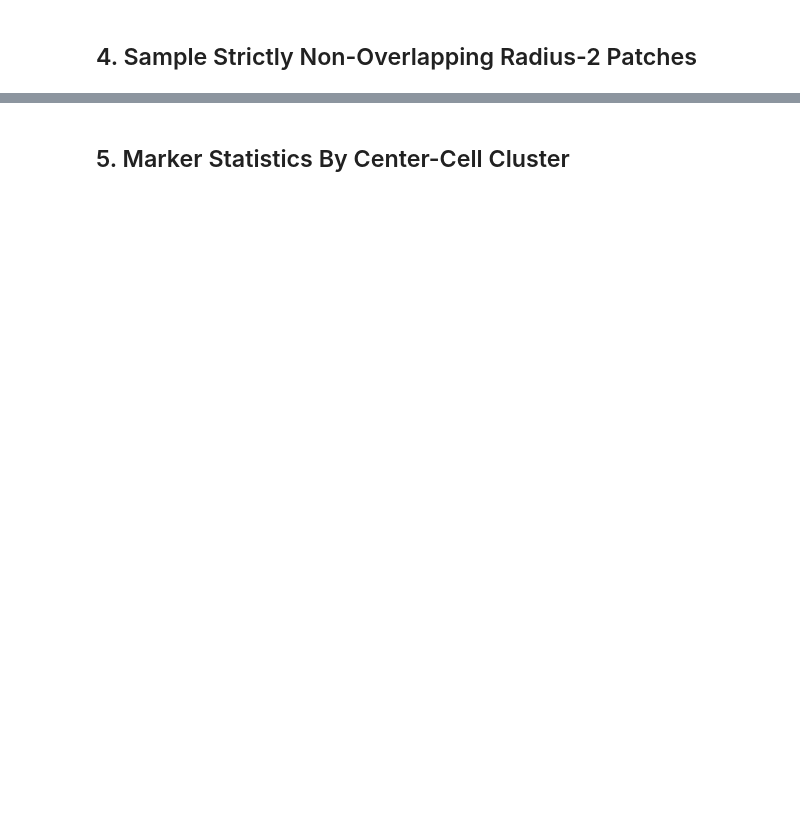
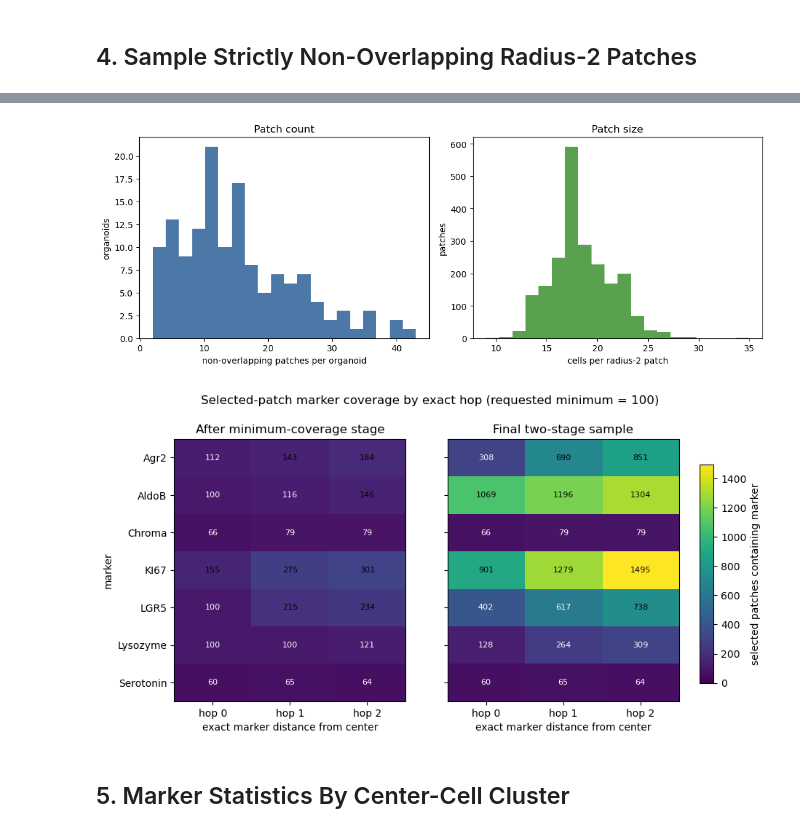
Before and after one commit to fskovbo/organoid_GNN, a Jupyter notebook: experiments/patch_composition_sampling_analysis.ipynb, the cells around one changed output, grey strips where cells are left out. Drawn from its saved outputs; the diff is of its cells as text; code cells hidden in the pictures; blank space fills up the shorter version.

```diff
--- a/experiments/patch_composition_sampling_analysis.ipynb
+++ b/experiments/patch_composition_sampling_analysis.ipynb
@@ -42,14 +47,14 @@ print("cuda         =", torch.cuda.is_available())
 # %%
 # Data and filtering. Defaults match export_patch_composition_tables.py.
 EXPERIMENT_GROUP = "patch_composition_sampling_analysis"
-DATASET_NAME = "mean_curvature_smooth"
+DATASET_NAME = "fixed_new"
 TARGET_INDICES = [0]
 TARGET_INDEX_FOR_ANALYSIS = 0
-EXCLUDE_TIMEPOINT = "day4"  # Set to None to retain every timepoint.
-FILTER_BLACKLISTED_ORGANOIDS = False
+EXCLUDE_TIMEPOINT = "day3p5"  # Set to None to retain every timepoint.
+FILTER_BLACKLISTED_ORGANOIDS = True
 APPLY_QUALITY_FILTERS = True
 USE_GLOBAL_FEATURES = True
-SUBTRACT_GLOBAL_BASELINE = True
+SUBTRACT_GLOBAL_BASELINE = False
 
 MISSING_COMPLEXITY_GROUP = {
     "dataset": "20251201",
@@ -95,9 +100,11 @@ STANDARDIZE_EMBEDDINGS = True
 PCA_DIM = 32
 CLUSTER_SEED = 0
 
-# Strictly non-overlapping patch sampling
+# Strictly non-overlapping, two-stage patch sampling
 PATCH_RADIUS = 2
-PATCH_PACKING_RESTARTS = 20
+MIN_MARKER_HOP_COVERAGE = 100
+COVERAGE_CANDIDATE_POOL = 2000  # Set to None for exhaustive stage-1 scoring.
+MAX_STAGE2_PATCHES = None  # None fills to a maximal packing; an integer caps stage 2 only.
 PATCH_SEED = 0
 
 # Accuracy filtering
@@ -537,17 +856,83 @@ display(organoid_sampling_df.describe(include="all"))
 # %%
 fig, axes = plt.subplots(1, 2, figsize=(11, 4.2))
 axes[0].hist(organoid_sampling_df["n_patches"], bins=20, color="#4C78A8")
 axes[0].set_xlabel("non-overlapping patches per organoid")
 axes[0].set_ylabel("organoids")
 axes[0].set_title("Patch count")
 
 axes[1].hist(patch_df["n_cells_patch"], bins=20, color="#59A14F")
 axes[1].set_xlabel("cells per radius-2 patch")
 axes[1].set_ylabel("patches")
 axes[1].set_title("Patch size")
 fig.tight_layout()
 save_figure(fig, "patch_sampling_distributions")
 plt.show()
+
+
+coverage_table = (
+    marker_hop_coverage_df.pivot(
+        index="marker",
+        columns="hop",
+        values="final_selected_patches",
+    )
+    .reindex(index=marker_names, columns=range(PATCH_RADIUS + 1))
+)
+stage1_table = (
+    marker_hop_coverage_df.pivot(
+        index="marker",
+        columns="hop",
+        values="stage1_selected_patches",
+    )
+    .reindex(index=coverage_table.index, columns=coverage_table.columns)
+)
+
+coverage_vmax = float(max(stage1_table.to_numpy().max(), coverage_table.to_numpy().max()))
+fig, axes = plt.subplots(1, 2, figsize=(9.5, 5.0), sharey=True)
+images = []
+for ax, table, title in [
+    (axes[0], stage1_table, "After minimum-coverage stage"),
+    (axes[1], coverage_table, "Final two-stage sample"),
+]:
+    image = ax.imshow(
+        table.to_numpy(float),
+        aspect="auto",
+        cmap="viridis",
+        vmin=0,
+        vmax=coverage_vmax,
+    )
+    images.append(image)
+    ax.set_xticks(range(PATCH_RADIUS + 1))
+    ax.set_xticklabels([f"hop {hop}" for hop in range(PATCH_RADIUS + 1)])
+    ax.set_yticks(range(len(marker_names)))
+    ax.set_yticklabels(marker_names)
+    ax.set_xlabel("exact marker distance from center")
+    ax.set_title(title)
+    for row in range(table.shape[0]):
+        for col in range(table.shape[1]):
+            value = table.iloc[row, col]
+            ax.text(
+                col,
+                row,
+                f"{int(value)}",
+                ha="center",
+                va="center",
+                color="white" if value < table.to_numpy().max() * 0.45 else "black",
+                fontsize=8,
+            )
+axes[0].set_ylabel("marker")
+fig.suptitle(
+    f"Selected-patch marker coverage by exact hop "
+    f"(requested minimum = {MIN_MARKER_HOP_COVERAGE})"
+)
+fig.subplots_adjust(left=0.13, right=0.86, bottom=0.14, top=0.86, wspace=0.18)
+colorbar_ax = fig.add_axes([0.89, 0.19, 0.02, 0.60])
+colorbar = fig.colorbar(images[-1], cax=colorbar_ax)
+colorbar.set_label("selected patches containing marker")
+save_figure(fig, "marker_hop_sampling_coverage")
+plt.show()
+# %% [output]
+[figure, added]
+[figure, added]
 # %% [markdown]
 ## 5. Marker Statistics By Center-Cell Cluster
 # %%
```
Also changed, not shown: parts of 20 cells of this notebook.
